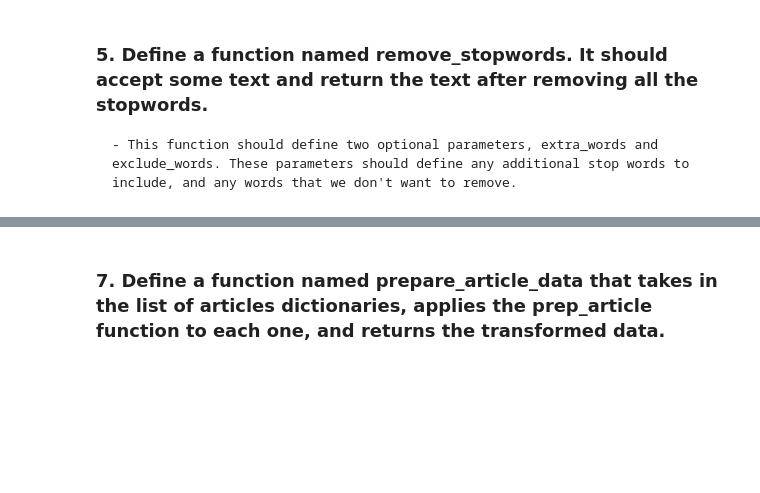
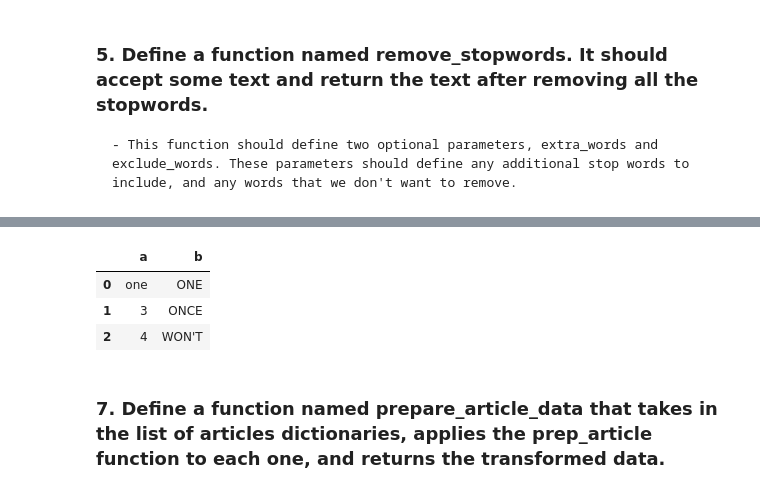
Before and after one commit to CSolitaire/natural-language-processing-exercises, a Jupyter notebook: exercise_prepare.ipynb, the cells around one changed output, grey strips where cells are left out. Cells and saved outputs as stored; diff of their text form; code cells hidden in the pictures; blank space fills up the shorter version.

```diff
--- a/exercise_prepare.ipynb
+++ b/exercise_prepare.ipynb
@@ -163,0 +183,10 @@ Removed 688 stopwords
+# %%
+#lets just make a simple dataframe to figure out what to do
+
+df = pd.DataFrame({'a': ['one', 3, 4], 'b': ['ONE', 'ONCE', "WON'T"]})
+df
+# %% [output]
+|  | a | b |
+| 0 | one | ONE |
+| 1 | 3 | ONCE |
+| 2 | 4 | WON'T |
```
Also changed, not shown: parts of 14 cells of this notebook.
